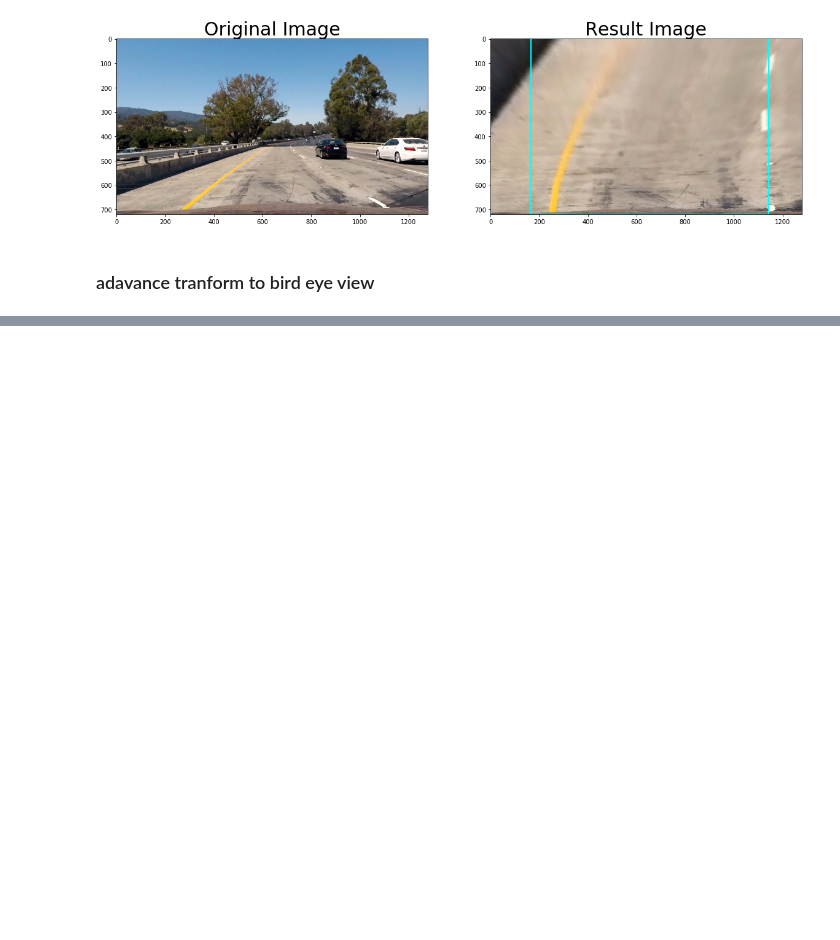
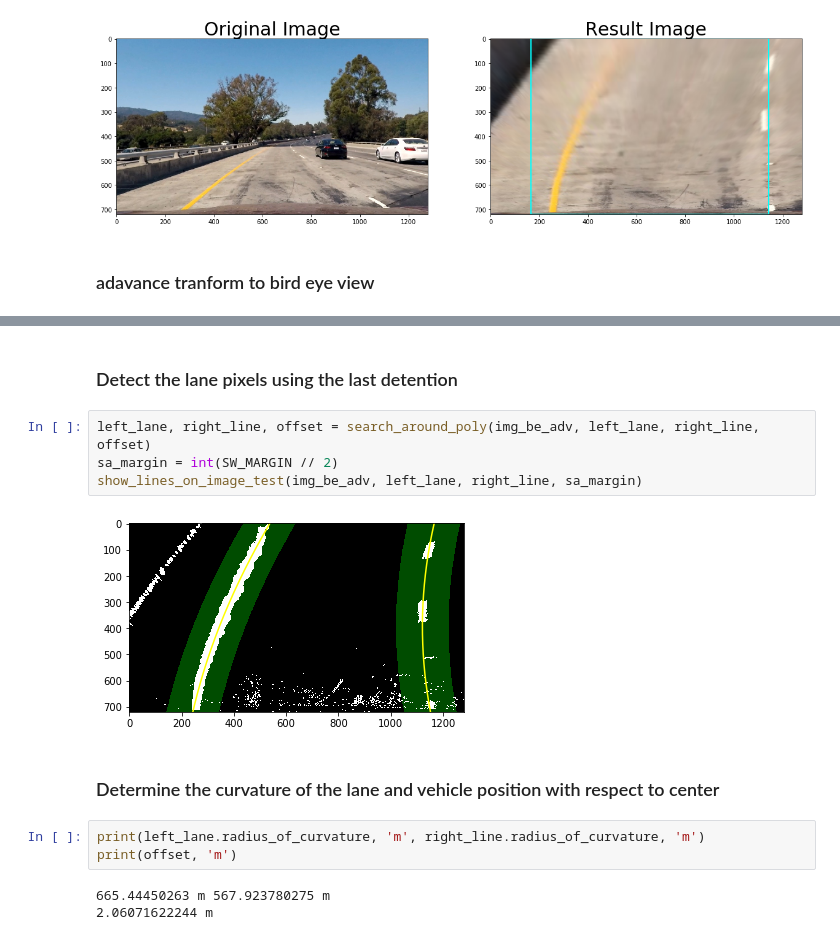
Before and after one commit to agonzale34/sdc-advanced-lane-detection, a Jupyter notebook: src/p2.ipynb, the cells around one changed output, grey strips where cells are left out. Cells and saved outputs as stored; diff of their text form; blank space fills up the shorter version.

```diff
--- a/src/p2.ipynb
+++ b/src/p2.ipynb
@@ -106,0 +117,16 @@ visualize_result(img_un_dist, img_adv, gray=True, show=False)
+# %% [markdown]
+### Detect the lane pixels using the last detention
+# %%
+left_lane, right_line, offset = search_around_poly(img_be_adv, left_lane, right_line, offset)
+sa_margin = int(SW_MARGIN // 2)
+show_lines_on_image_test(img_be_adv, left_lane, right_line, sa_margin)
+# %% [output]
+[figure, added]
+# %% [markdown]
+### Determine the curvature of the lane and vehicle position with respect to center
+# %%
+print(left_lane.radius_of_curvature, 'm', right_line.radius_of_curvature, 'm')
+print(offset, 'm')
+# %% [output]
+665.44450263 m 567.923780275 m
+2.06071622244 m
```
Also changed, not shown: parts of 5 cells of this notebook, 12 other files.
